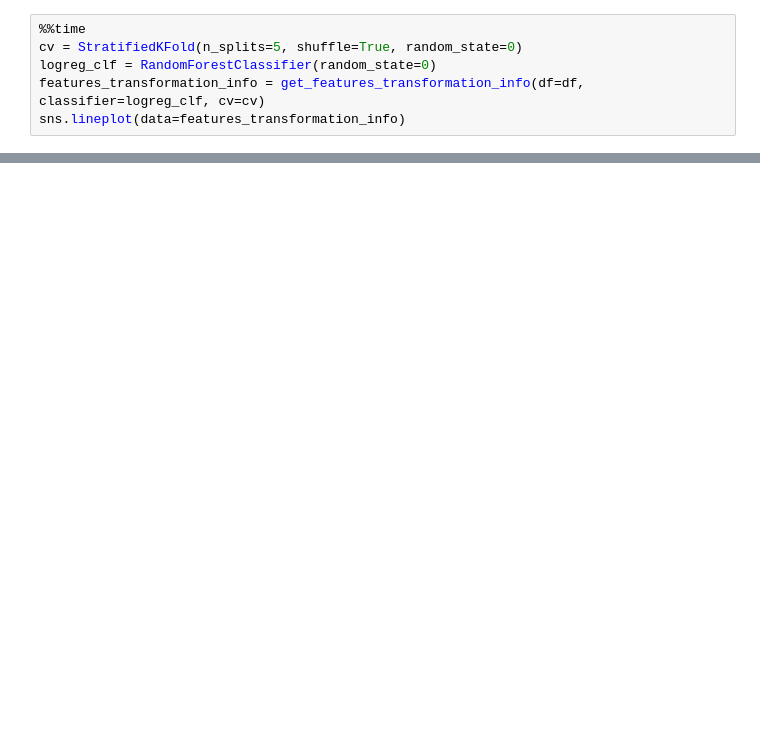
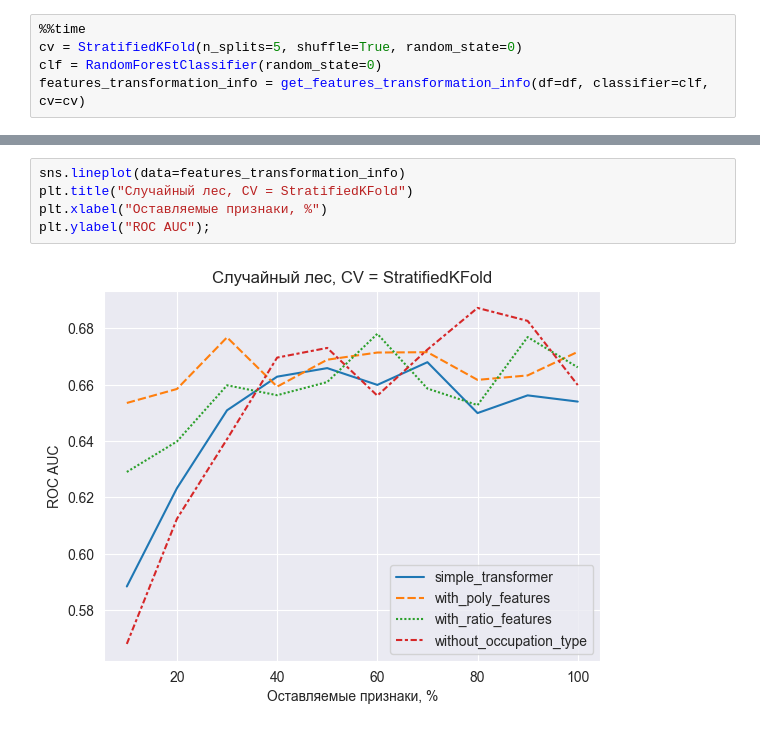
Before and after one commit to SoooSlooow/CreditCardsProject, a Jupyter notebook: notebooks/Exploring features transformation.ipynb, the cells around one changed output, grey strips where cells are left out. Drawn from its saved outputs; the diff is of its cells as text; blank space fills up the shorter version.

```diff
--- a/notebooks/Exploring features transformation.ipynb
+++ b/notebooks/Exploring features transformation.ipynb
@@ -62,7 +54,6 @@ sns.lineplot(data=features_transformation_info)
 # %%
 %%time
 cv = StratifiedKFold(n_splits=5, shuffle=True, random_state=0)
-logreg_clf = RandomForestClassifier(random_state=0)
-features_transformation_info = get_features_transformation_info(df=df, classifier=logreg_clf, cv=cv)
-sns.lineplot(data=features_transformation_info)
+clf = RandomForestClassifier(random_state=0)
+features_transformation_info = get_features_transformation_info(df=df, classifier=clf, cv=cv)
 # %% [output]
@@ -73,3 +62,10 @@ Wall time: 16min 46s
+# %%
+sns.lineplot(data=features_transformation_info)
+plt.title("Случайный лес, CV = StratifiedKFold")
+plt.xlabel("Оставляемые признаки, %")
+plt.ylabel("ROC AUC");
+# %% [output]
+[figure, added]
 # %%
 %%time
 cv = StratifiedKFold(n_splits=5, shuffle=True, random_state=0)
```
Also changed, not shown: parts of 23 cells of this notebook, 16 other files.
